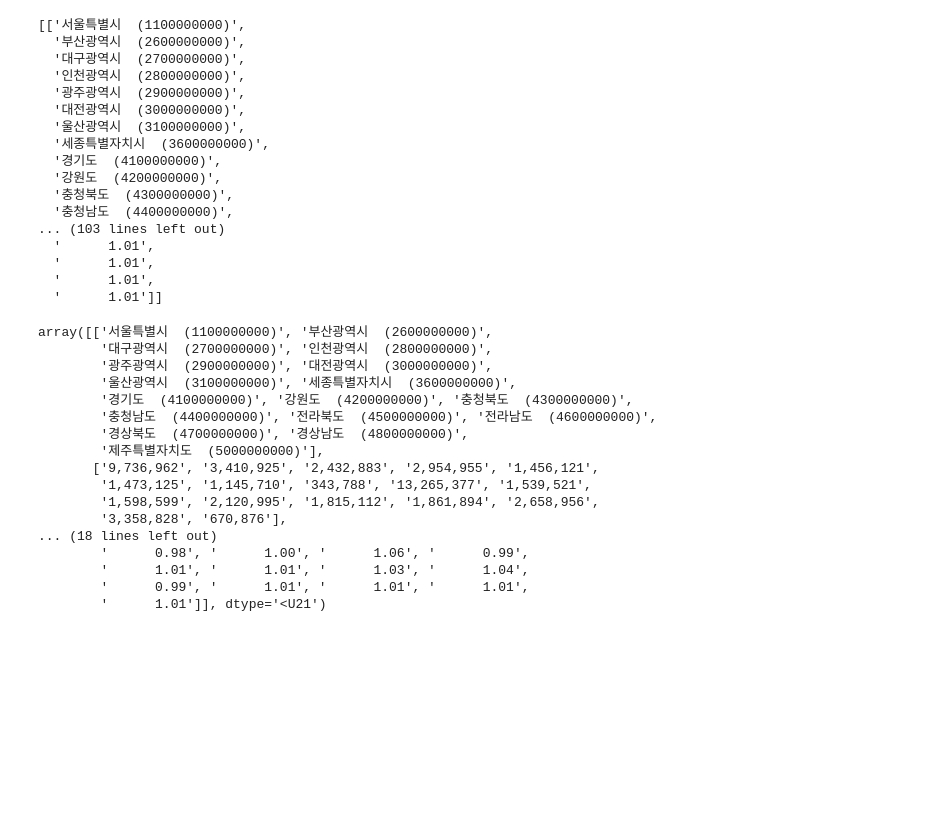
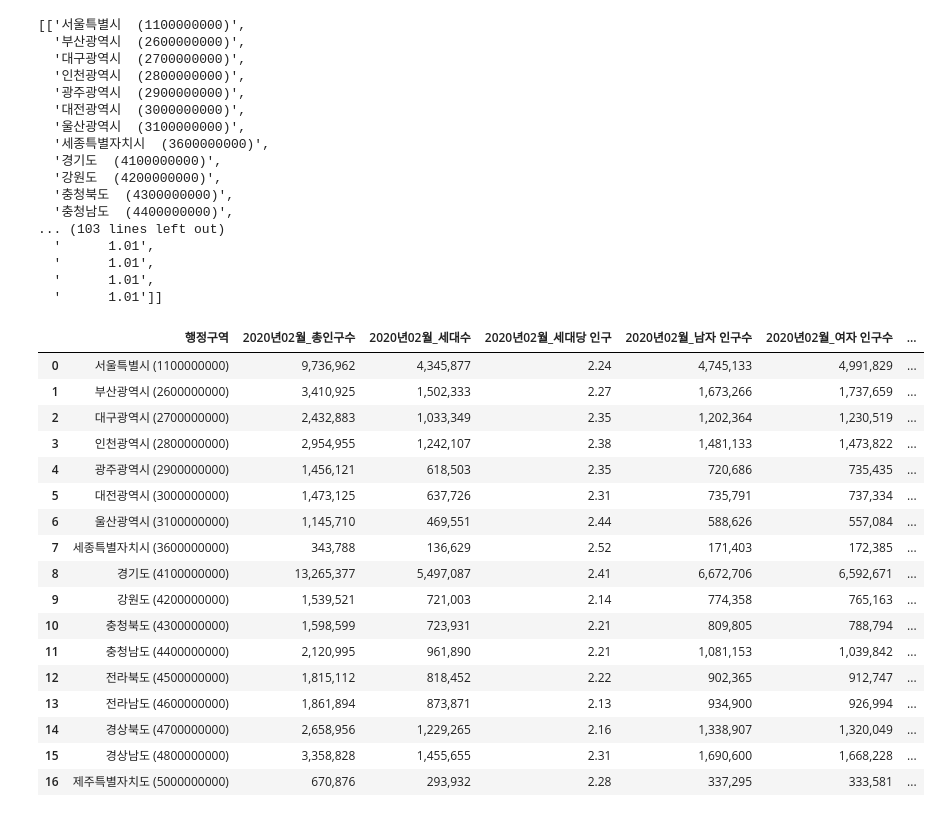
Before and after one commit to skchoco/python-basic, a Jupyter notebook: 2.data().ipynb, the cells around one changed output. Saved outputs shown, nothing was run; the diff lists cells and outputs as text; code cells hidden in the pictures; blank space fills up the shorter version.

```diff
--- a/2.data().ipynb
+++ b/2.data().ipynb
@@ -29,23 +29,25 @@ list_data
   '      1.01',
   '      1.01',
   '      1.01']]
-# %%
-np.array(list_data)
-# %% [output]
-array([['서울특별시  (1100000000)', '부산광역시  (2600000000)',
-        '대구광역시  (2700000000)', '인천광역시  (2800000000)',
-        '광주광역시  (2900000000)', '대전광역시  (3000000000)',
-        '울산광역시  (3100000000)', '세종특별자치시  (3600000000)',
-        '경기도  (4100000000)', '강원도  (4200000000)', '충청북도  (4300000000)',
-        '충청남도  (4400000000)', '전라북도  (4500000000)', '전라남도  (4600000000)',
-        '경상북도  (4700000000)', '경상남도  (4800000000)',
-        '제주특별자치도  (5000000000)'],
-       ['9,736,962', '3,410,925', '2,432,883', '2,954,955', '1,456,121',
-        '1,473,125', '1,145,710', '343,788', '13,265,377', '1,539,521',
-        '1,598,599', '2,120,995', '1,815,112', '1,861,894', '2,658,956',
-        '3,358,828', '670,876'],
-... (18 lines left out)
-        '      0.98', '      1.00', '      1.06', '      0.99',
-        '      1.01', '      1.01', '      1.03', '      1.04',
-        '      0.99', '      1.01', '      1.01', '      1.01',
-        '      1.01']], dtype='<U21')
+# %%
+df = pd.read_csv('population_2020.csv')
+df
+# %% [output]
+|  | 행정구역 | 2020년02월_총인구수 | 2020년02월_세대수 | 2020년02월_세대당 인구 | 2020년02월_남자 인구수 | 2020년02월_여자 인구수 | ... |
+| 0 | 서울특별시 (1100000000) | 9,736,962 | 4,345,877 | 2.24 | 4,745,133 | 4,991,829 | ... |
+| 1 | 부산광역시 (2600000000) | 3,410,925 | 1,502,333 | 2.27 | 1,673,266 | 1,737,659 | ... |
+| 2 | 대구광역시 (2700000000) | 2,432,883 | 1,033,349 | 2.35 | 1,202,364 | 1,230,519 | ... |
+| 3 | 인천광역시 (2800000000) | 2,954,955 | 1,242,107 | 2.38 | 1,481,133 | 1,473,822 | ... |
+| 4 | 광주광역시 (2900000000) | 1,456,121 | 618,503 | 2.35 | 720,686 | 735,435 | ... |
+| 5 | 대전광역시 (3000000000) | 1,473,125 | 637,726 | 2.31 | 735,791 | 737,334 | ... |
+| 6 | 울산광역시 (3100000000) | 1,145,710 | 469,551 | 2.44 | 588,626 | 557,084 | ... |
+| 7 | 세종특별자치시 (3600000000) | 343,788 | 136,629 | 2.52 | 171,403 | 172,385 | ... |
+| 8 | 경기도 (4100000000) | 13,265,377 | 5,497,087 | 2.41 | 6,672,706 | 6,592,671 | ... |
+| 9 | 강원도 (4200000000) | 1,539,521 | 721,003 | 2.14 | 774,358 | 765,163 | ... |
+| 10 | 충청북도 (4300000000) | 1,598,599 | 723,931 | 2.21 | 809,805 | 788,794 | ... |
+| 11 | 충청남도 (4400000000) | 2,120,995 | 961,890 | 2.21 | 1,081,153 | 1,039,842 | ... |
+| 12 | 전라북도 (4500000000) | 1,815,112 | 818,452 | 2.22 | 902,365 | 912,747 | ... |
+| 13 | 전라남도 (4600000000) | 1,861,894 | 873,871 | 2.13 | 934,900 | 926,994 | ... |
+| 14 | 경상북도 (4700000000) | 2,658,956 | 1,229,265 | 2.16 | 1,338,907 | 1,320,049 | ... |
+| 15 | 경상남도 (4800000000) | 3,358,828 | 1,455,655 | 2.31 | 1,690,600 | 1,668,228 | ... |
+| 16 | 제주특별자치도 (5000000000) | 670,876 | 293,932 | 2.28 | 337,295 | 333,581 | ... |
```
Also changed, not shown: parts of 9 cells of this notebook, 5 other files.
